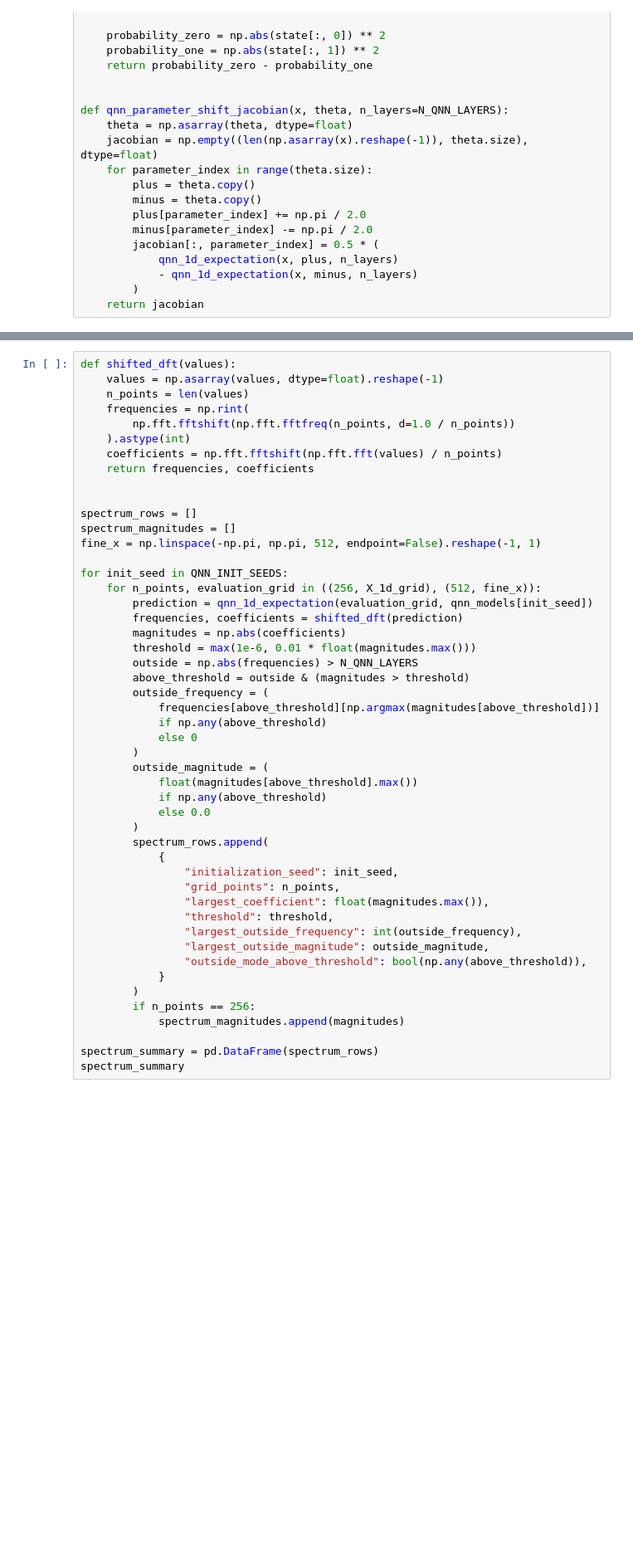
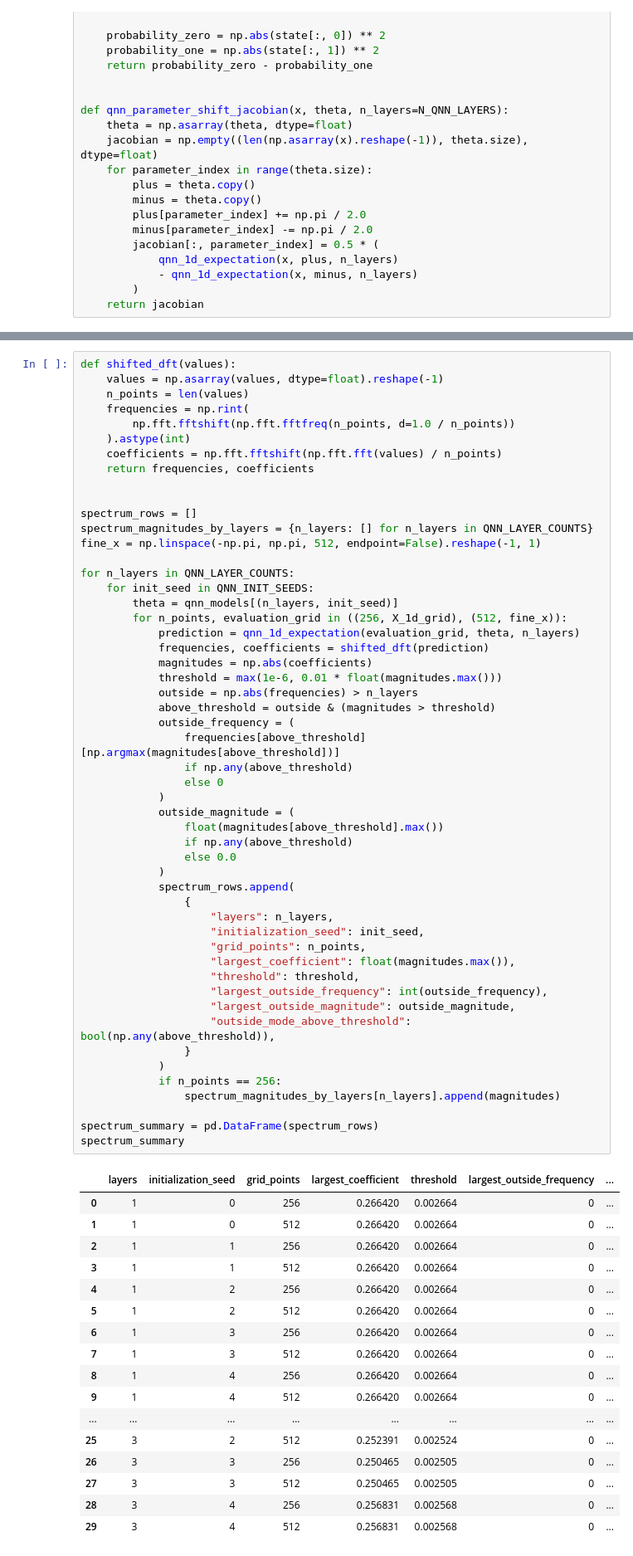
Before and after one commit to RMHamzaArif89/QML-qnn-fourier-spectrum, a Jupyter notebook: notebooks/week1_progress_review.ipynb, the cells around one changed output, grey strips where cells are left out. Shown at 83% size. Cells and saved outputs as stored; diff of their text form; blank space fills up the shorter version.

```diff
--- a/notebooks/week1_progress_review.ipynb
+++ b/notebooks/week1_progress_review.ipynb
@@ -624,51 +695,72 @@ On the periodic grid, the DFT bins correspond to integer harmonics. For each ini
 # %%
 def shifted_dft(values):
     values = np.asarray(values, dtype=float).reshape(-1)
     n_points = len(values)
     frequencies = np.rint(
         np.fft.fftshift(np.fft.fftfreq(n_points, d=1.0 / n_points))
     ).astype(int)
     coefficients = np.fft.fftshift(np.fft.fft(values) / n_points)
     return frequencies, coefficients
 
 
 spectrum_rows = []
-spectrum_magnitudes = []
+spectrum_magnitudes_by_layers = {n_layers: [] for n_layers in QNN_LAYER_COUNTS}
 fine_x = np.linspace(-np.pi, np.pi, 512, endpoint=False).reshape(-1, 1)
 
-for init_seed in QNN_INIT_SEEDS:
-    for n_points, evaluation_grid in ((256, X_1d_grid), (512, fine_x)):
-        prediction = qnn_1d_expectation(evaluation_grid, qnn_models[init_seed])
-        frequencies, coefficients = shifted_dft(prediction)
-        magnitudes = np.abs(coefficients)
-        threshold = max(1e-6, 0.01 * float(magnitudes.max()))
-        outside = np.abs(frequencies) > N_QNN_LAYERS
-        above_threshold = outside & (magnitudes > threshold)
-        outside_frequency = (
-            frequencies[above_threshold][np.argmax(magnitudes[above_threshold])]
-            if np.any(above_threshold)
-            else 0
-        )
-        outside_magnitude = (
-            float(magnitudes[above_threshold].max())
-            if np.any(above_threshold)
-            else 0.0
-        )
-        spectrum_rows.append(
-            {
-                "initialization_seed": init_seed,
-                "grid_points": n_points,
-                "largest_coefficient": float(magnitudes.max()),
-                "threshold": threshold,
-                "largest_outside_frequency": int(outside_frequency),
-                "largest_outside_magnitude": outside_magnitude,
-                "outside_mode_above_threshold": bool(np.any(above_threshold)),
-            }
-        )
-        if n_points == 256:
-            spectrum_magnitudes.append(magnitudes)
+for n_layers in QNN_LAYER_COUNTS:
+    for init_seed in QNN_INIT_SEEDS:
+        theta = qnn_models[(n_layers, init_seed)]
+        for n_points, evaluation_grid in ((256, X_1d_grid), (512, fine_x)):
+            prediction = qnn_1d_expectation(evaluation_grid, theta, n_layers)
+            frequencies, coefficients = shifted_dft(prediction)
+            magnitudes = np.abs(coefficients)
+            threshold = max(1e-6, 0.01 * float(magnitudes.max()))
+            outside = np.abs(frequencies) > n_layers
+            above_threshold = outside & (magnitudes > threshold)
+            outside_frequency = (
+                frequencies[above_threshold][np.argmax(magnitudes[above_threshold])]
+                if np.any(above_threshold)
+                else 0
+            )
+            outside_magnitude = (
+                float(magnitudes[above_threshold].max())
+                if np.any(above_threshold)
+                else 0.0
+            )
+            spectrum_rows.append(
+                {
+                    "layers": n_layers,
+                    "initialization_seed": init_seed,
+                    "grid_points": n_points,
+                    "largest_coefficient": float(magnitudes.max()),
+                    "threshold": threshold,
+                    "largest_outside_frequency": int(outside_frequency),
+                    "largest_outside_magnitude": outside_magnitude,
+                    "outside_mode_above_threshold": bool(np.any(above_threshold)),
+                }
+            )
+            if n_points == 256:
+                spectrum_magnitudes_by_layers[n_layers].append(magnitudes)
 
 spectrum_summary = pd.DataFrame(spectrum_rows)
 spectrum_summary
+# %% [output]
+|  | layers | initialization_seed | grid_points | largest_coefficient | threshold | largest_outside_frequency | ... |
+| 0 | 1 | 0 | 256 | 0.266420 | 0.002664 | 0 | ... |
+| 1 | 1 | 0 | 512 | 0.266420 | 0.002664 | 0 | ... |
+| 2 | 1 | 1 | 256 | 0.266420 | 0.002664 | 0 | ... |
+| 3 | 1 | 1 | 512 | 0.266420 | 0.002664 | 0 | ... |
+| 4 | 1 | 2 | 256 | 0.266420 | 0.002664 | 0 | ... |
+| 5 | 1 | 2 | 512 | 0.266420 | 0.002664 | 0 | ... |
+| 6 | 1 | 3 | 256 | 0.266420 | 0.002664 | 0 | ... |
+| 7 | 1 | 3 | 512 | 0.266420 | 0.002664 | 0 | ... |
+| 8 | 1 | 4 | 256 | 0.266420 | 0.002664 | 0 | ... |
+| 9 | 1 | 4 | 512 | 0.266420 | 0.002664 | 0 | ... |
+| ... | ... | ... | ... | ... | ... | ... | ... |
+| 25 | 3 | 2 | 512 | 0.252391 | 0.002524 | 0 | ... |
+| 26 | 3 | 3 | 256 | 0.250465 | 0.002505 | 0 | ... |
+| 27 | 3 | 3 | 512 | 0.250465 | 0.002505 | 0 | ... |
+| 28 | 3 | 4 | 256 | 0.256831 | 0.002568 | 0 | ... |
+| 29 | 3 | 4 | 512 | 0.256831 | 0.002568 | 0 | ... |
 # %%
 target_frequencies, target_coefficients = shifted_dft(y_1d_grid)
```
Also changed, not shown: parts of 16 cells of this notebook, 20 other files.
